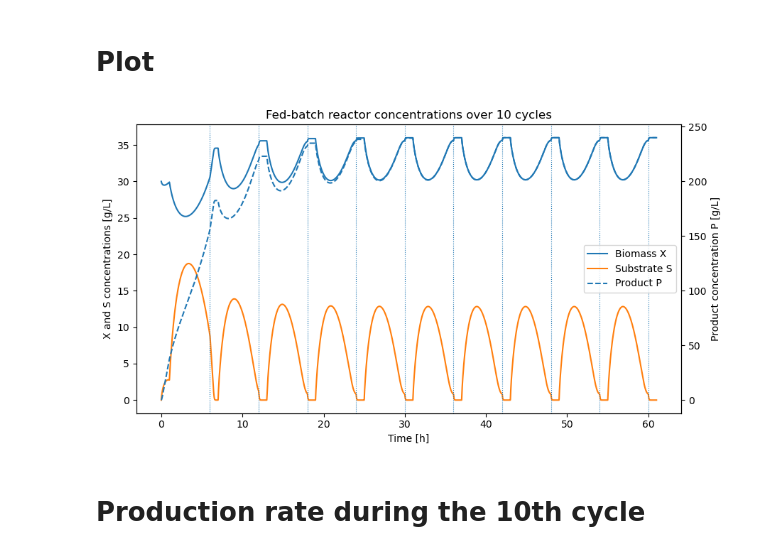
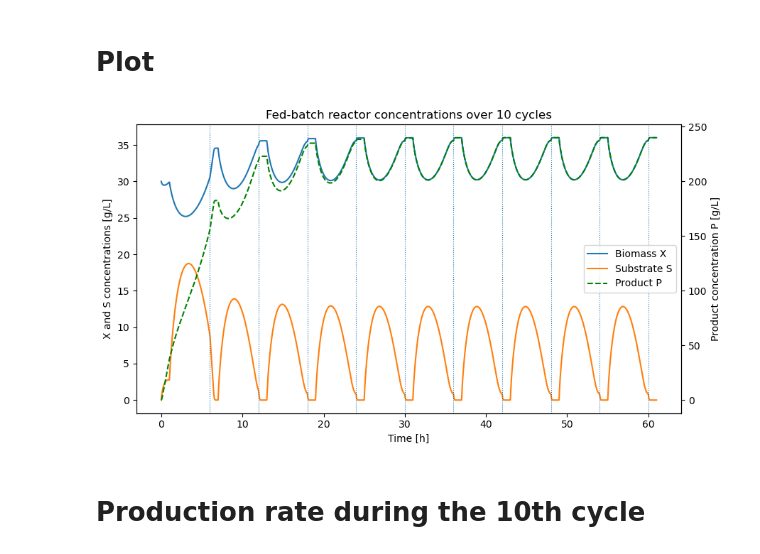
Before and after one commit to Noah-Paga/Bioreactor-mod-simulation, a Jupyter notebook: Project_4/Ex_1.ipynb, the cells around one changed output. Saved outputs shown, nothing was run; the diff lists cells and outputs as text; code cells hidden in the pictures.

```diff
--- a/Project_4/Ex_1.ipynb
+++ b/Project_4/Ex_1.ipynb
@@ -186,31 +186,31 @@ P_b = NP_b / V_b
 # %%
 fig, ax1 = plt.subplots(figsize=(9, 5))
 
 ax1.plot(t_b, X_b, label="Biomass X")
 ax1.plot(t_b, S_b, label="Substrate S")
 
 ax1.set_xlabel("Time [h]")
 ax1.set_ylabel("X and S concentrations [g/L]")
 
 ax2 = ax1.twinx()
-ax2.plot(t_b, P_b, linestyle="--", label="Product P")
+ax2.plot(t_b, P_b, linestyle="--", color = "green", label="Product P")
 ax2.set_ylabel("Product concentration P [g/L]")
 
 # Vertical lines at the beginning of each harvesting step
 for i in range(n_cycles):
     t_harvest_start = 1 + 5 + i * 6
     ax1.axvline(t_harvest_start, linestyle=":", linewidth=0.8)
 
 lines_1, labels_1 = ax1.get_legend_handles_labels()
 lines_2, labels_2 = ax2.get_legend_handles_labels()
 
 ax1.legend(lines_1 + lines_2, labels_1 + labels_2, loc="best")
 
 plt.title("Fed-batch reactor concentrations over 10 cycles")
 plt.tight_layout()
 plt.show()
 # %% [output]
-[figure, old version]
+[figure, new version]
 # %% [markdown]
 # Production rate during the 10th cycle
 # %%
```
